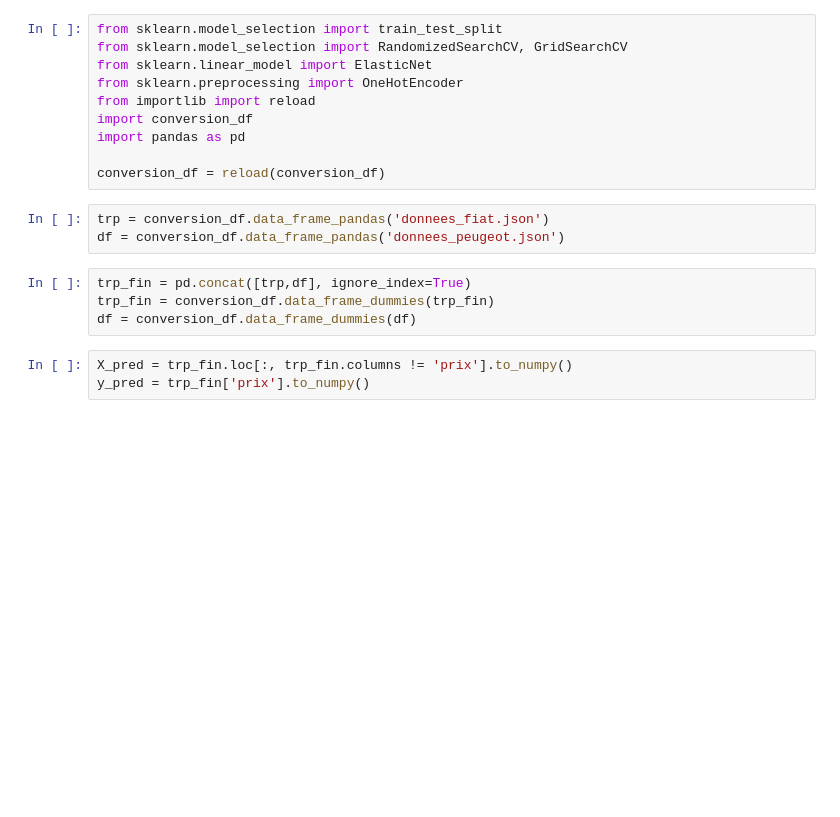
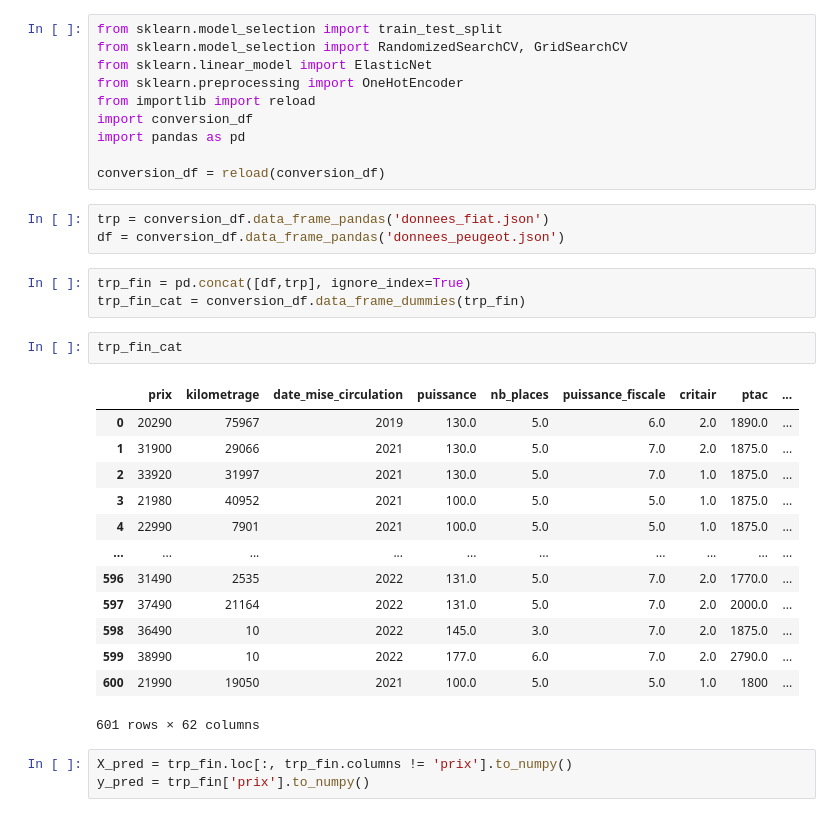
Before and after one commit to mathver/VERON_NEPVEUX_PROJECT, a Jupyter notebook: veron_nepveux_project/panda.ipynb, the cells around one changed output. Cells and saved outputs as stored; diff of their text form; blank space fills up the shorter version.

```diff
--- a/veron_nepveux_project/panda.ipynb
+++ b/veron_nepveux_project/panda.ipynb
@@ -100,9 +100,24 @@ conversion_df = reload(conversion_df)
 trp = conversion_df.data_frame_pandas('donnees_fiat.json')
 df = conversion_df.data_frame_pandas('donnees_peugeot.json')
 # %%
-trp_fin = pd.concat([trp,df], ignore_index=True)
-trp_fin = conversion_df.data_frame_dummies(trp_fin)
-df = conversion_df.data_frame_dummies(df)
+trp_fin = pd.concat([df,trp], ignore_index=True)
+trp_fin_cat = conversion_df.data_frame_dummies(trp_fin)
+# %%
+trp_fin_cat
+# %% [output]
+|  | prix | kilometrage | date_mise_circulation | puissance | nb_places | puissance_fiscale | critair | ptac | ... |
+| 0 | 20290 | 75967 | 2019 | 130.0 | 5.0 | 6.0 | 2.0 | 1890.0 | ... |
+| 1 | 31900 | 29066 | 2021 | 130.0 | 5.0 | 7.0 | 2.0 | 1875.0 | ... |
+| 2 | 33920 | 31997 | 2021 | 130.0 | 5.0 | 7.0 | 1.0 | 1875.0 | ... |
+| 3 | 21980 | 40952 | 2021 | 100.0 | 5.0 | 5.0 | 1.0 | 1875.0 | ... |
+| 4 | 22990 | 7901 | 2021 | 100.0 | 5.0 | 5.0 | 1.0 | 1875.0 | ... |
+| ... | ... | ... | ... | ... | ... | ... | ... | ... | ... |
+| 596 | 31490 | 2535 | 2022 | 131.0 | 5.0 | 7.0 | 2.0 | 1770.0 | ... |
+| 597 | 37490 | 21164 | 2022 | 131.0 | 5.0 | 7.0 | 2.0 | 2000.0 | ... |
+| 598 | 36490 | 10 | 2022 | 145.0 | 3.0 | 7.0 | 2.0 | 1875.0 | ... |
+| 599 | 38990 | 10 | 2022 | 177.0 | 6.0 | 7.0 | 2.0 | 2790.0 | ... |
+| 600 | 21990 | 19050 | 2021 | 100.0 | 5.0 | 5.0 | 1.0 | 1800 | ... |
+601 rows × 62 columns
 # %%
 X_pred = trp_fin.loc[:, trp_fin.columns != 'prix'].to_numpy()
 y_pred = trp_fin['prix'].to_numpy()
```
Also changed, not shown: parts of 6 cells of this notebook, 3 other files.
